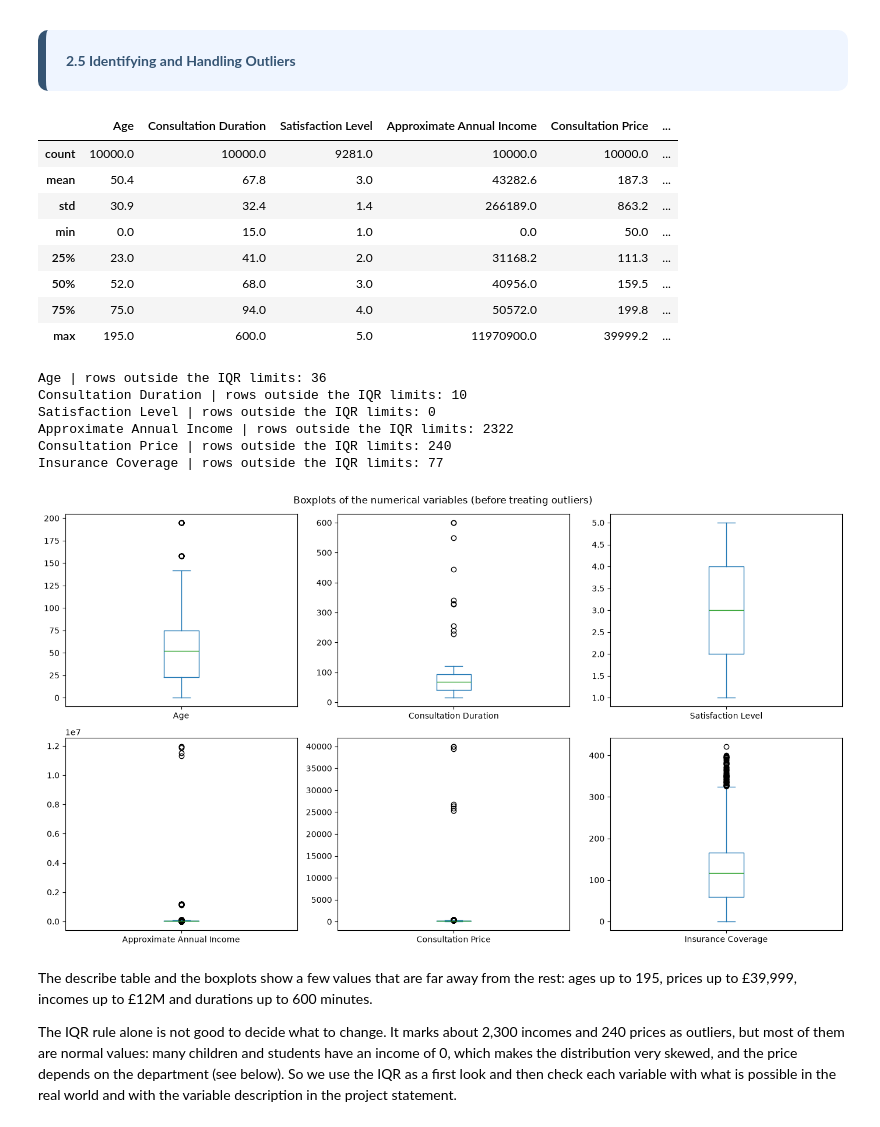
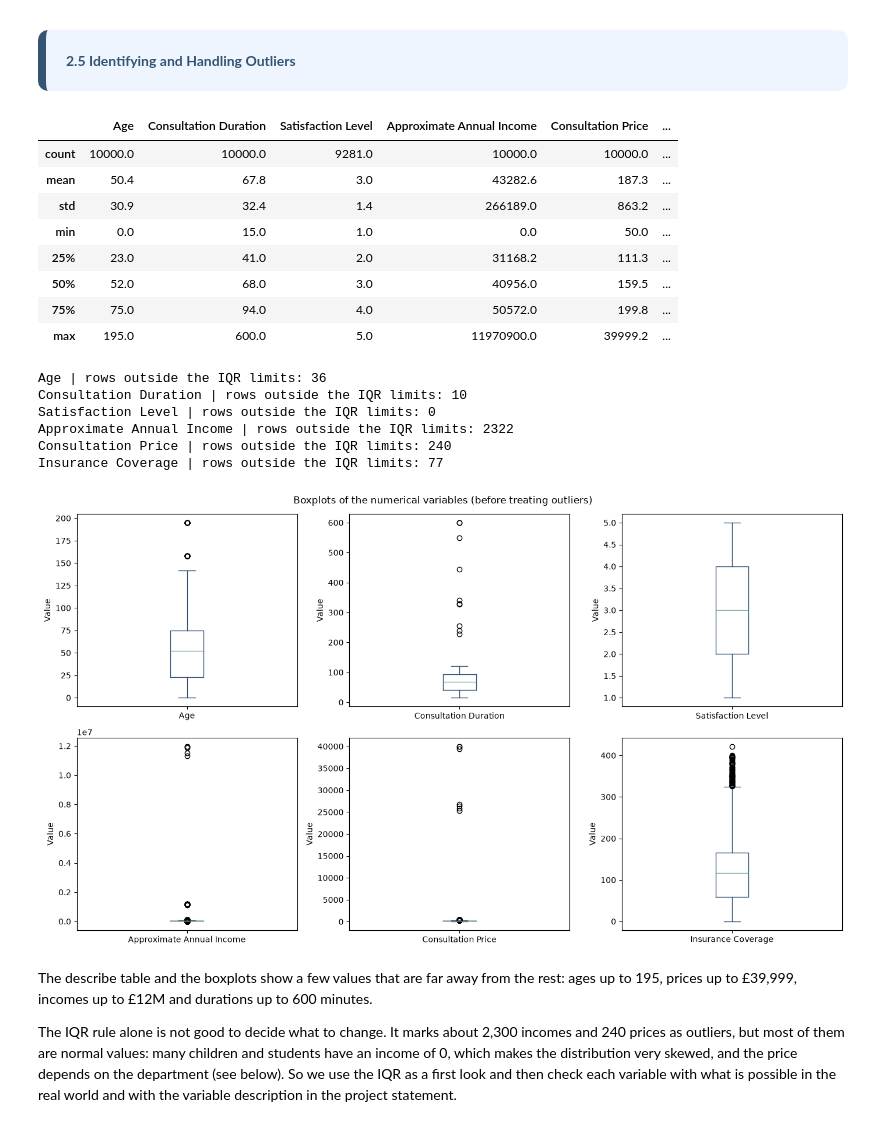
Before and after one commit to martim-dot/Preproc_2627, a Jupyter notebook: Notebook_Group16.ipynb, the cells around one changed output. Cells and saved outputs as stored; diff of their text form; code cells hidden in the pictures.

```diff
--- a/Notebook_Group16.ipynb
+++ b/Notebook_Group16.ipynb
@@ -601,6 +601,3 @@ We confirmed that all values in num_cols were already positive. Applying .abs()
-# %%
-for col in num_cols:
-    df_inconsistent[col] = df_inconsistent[col].abs()
 # %% [markdown]
 <a id="sec-2-4-2"></a>
 <div style="background-color:#EFF5FF; padding:20px; border-radius:10px; border-left:8px solid #355473; color:#355473;">
@@ -971,36 +970,37 @@ dtype: object
 num_cols = ["Age", "Consultation Duration", "Satisfaction Level", "Approximate Annual Income", "Consultation Price", "Insurance Coverage"]
 display(df_inconsistent[num_cols].describe().round(1))
 
 # IQR rule (1.5 x IQR) for each variable
 print()
 for col in num_cols:
     q1 = df_inconsistent[col].quantile(0.25)
     q3 = df_inconsistent[col].quantile(0.75)
     iqr = q3 - q1
     n_outliers = ((df_inconsistent[col] < q1 - 1.5 * iqr) | (df_inconsistent[col] > q3 + 1.5 * iqr)).sum()
     print(col, "| rows outside the IQR limits:", n_outliers)
-
-df_inconsistent[num_cols].plot(kind="box", subplots=True, layout=(2, 3), figsize=(14, 8))
+axes = df_inconsistent[num_cols].plot(kind="box", subplots=True, layout=(2, 3), figsize=(14, 8))
+for ax in axes:
+    ax.set_ylabel("Value")
 plt.suptitle("Boxplots of the numerical variables (before treating outliers)")
 plt.tight_layout()
 plt.show()
 # %% [output]
 |  | Age | Consultation Duration | Satisfaction Level | Approximate Annual Income | Consultation Price | ... |
 | count | 10000.0 | 10000.0 | 9281.0 | 10000.0 | 10000.0 | ... |
 | mean | 50.4 | 67.8 | 3.0 | 43282.6 | 187.3 | ... |
 | std | 30.9 | 32.4 | 1.4 | 266189.0 | 863.2 | ... |
 | min | 0.0 | 15.0 | 1.0 | 0.0 | 50.0 | ... |
 | 25% | 23.0 | 41.0 | 2.0 | 31168.2 | 111.3 | ... |
 | 50% | 52.0 | 68.0 | 3.0 | 40956.0 | 159.5 | ... |
 | 75% | 75.0 | 94.0 | 4.0 | 50572.0 | 199.8 | ... |
 | max | 195.0 | 600.0 | 5.0 | 11970900.0 | 39999.2 | ... |
 Age | rows outside the IQR limits: 36
 Consultation Duration | rows outside the IQR limits: 10
 Satisfaction Level | rows outside the IQR limits: 0
 Approximate Annual Income | rows outside the IQR limits: 2322
 Consultation Price | rows outside the IQR limits: 240
 Insurance Coverage | rows outside the IQR limits: 77
-[figure, old version]
+[figure, new version]
 # %% [markdown]
 The describe table and the boxplots show a few values that are far away from the rest: ages up to 195, prices up to £39,999, incomes up to £12M and durations up to 600 minutes.
 
```
Also changed, not shown: parts of 19 cells of this notebook.
